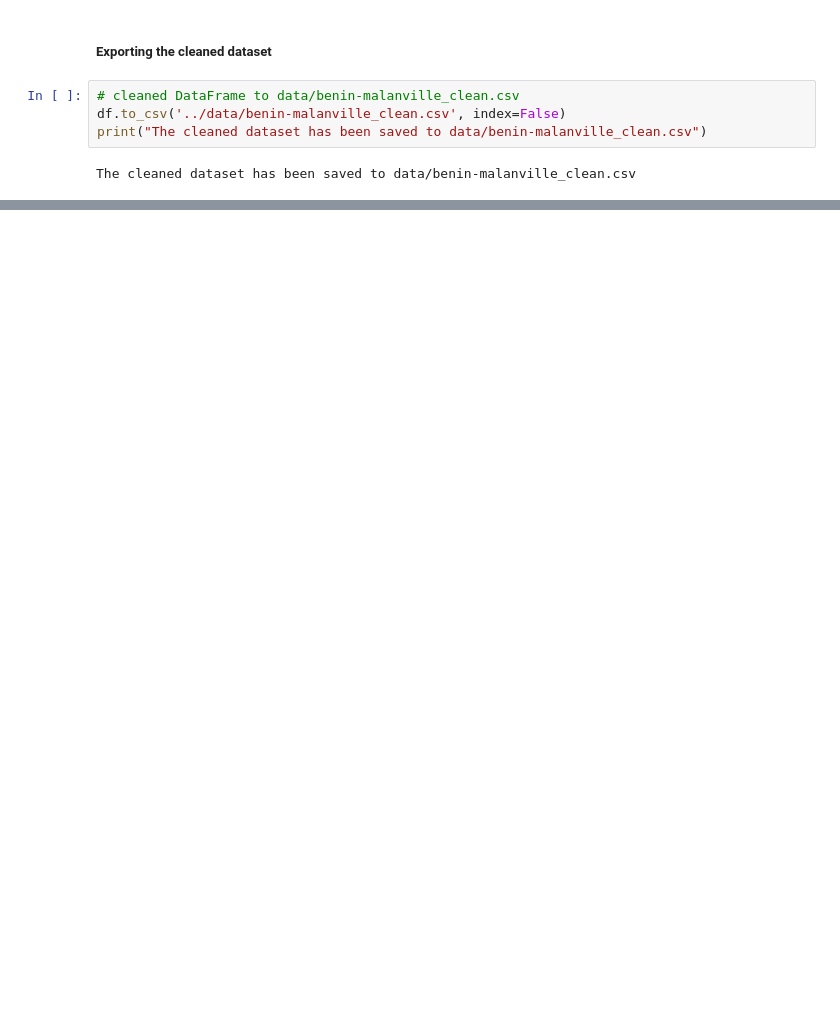
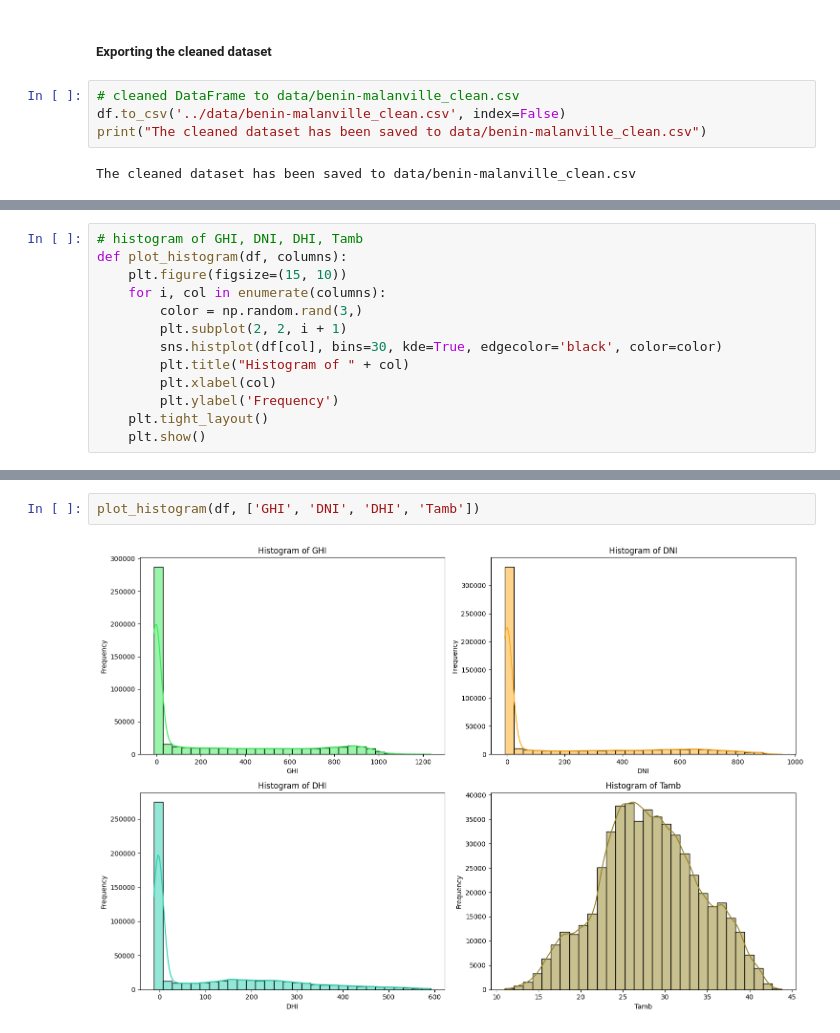
Before and after one commit to chalasimon/solar-challenge-week1, a Jupyter notebook: notebooks/benin_eda.ipynb, the cells around one changed output, grey strips where cells are left out. Drawn from its saved outputs; the diff is of its cells as text; blank space fills up the shorter version.

```diff
--- a/notebooks/benin_eda.ipynb
+++ b/notebooks/benin_eda.ipynb
@@ -216,0 +237,13 @@ The cleaned dataset has been saved to data/benin-malanville_clean.csv
+# %%
+# histogram of GHI, DNI, DHI, Tamb
+def plot_histogram(df, columns):
+    plt.figure(figsize=(15, 10))
+    for i, col in enumerate(columns):
+        color = np.random.rand(3,)
+        plt.subplot(2, 2, i + 1)
+        sns.histplot(df[col], bins=30, kde=True, edgecolor='black', color=color)
+        plt.title("Histogram of " + col)
+        plt.xlabel(col)
+        plt.ylabel('Frequency')
+    plt.tight_layout()
+    plt.show()
@@ -216,0 +254,4 @@ The cleaned dataset has been saved to data/benin-malanville_clean.csv
+# %%
+plot_histogram(df, ['GHI', 'DNI', 'DHI', 'Tamb'])
+# %% [output]
+[figure, added]
```
Also changed, not shown: parts of 16 cells of this notebook.
